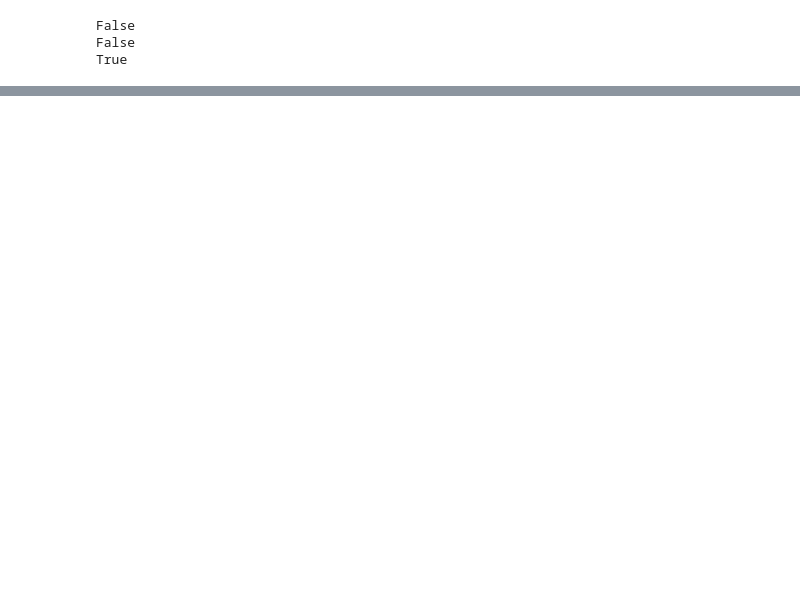
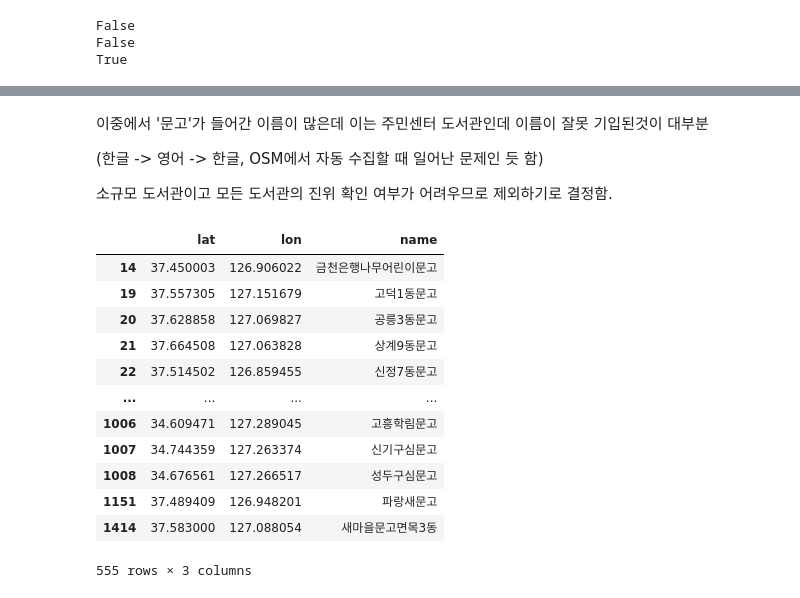
Before and after one commit to maxjo020418/ds_pbl, a Jupyter notebook: midterm.ipynb, the cells around one changed output, grey strips where cells are left out. Cells and saved outputs as stored; diff of their text form; code cells hidden in the pictures; blank space fills up the shorter version.

```diff
--- a/midterm.ipynb
+++ b/midterm.ipynb
@@ -118,0 +137,25 @@ df['tags'][0]
+# %% [markdown]
+이중에서 '문고'가 들어간 이름이 많은데 이는 주민센터 도서관인데 이름이 잘못 기입된것이 대부분
+
+(한글 -> 영어 -> 한글, OSM에서 자동 수집할 때 일어난 문제인 듯 함)
+
+소규모 도서관이고 모든 도서관의 진위 확인 여부가 어려우므로 제외하기로 결정함.
+# %%
+df[
+    df.name.str.contains('문고', case=False, regex=False) &
+    ~df.name.str.contains('도서관', case=False, regex=False)
+]
+# %% [output]
+|  | lat | lon | name |
+| 14 | 37.450003 | 126.906022 | 금천은행나무어린이문고 |
+| 19 | 37.557305 | 127.151679 | 고덕1동문고 |
+| 20 | 37.628858 | 127.069827 | 공릉3동문고 |
+| 21 | 37.664508 | 127.063828 | 상계9동문고 |
+| 22 | 37.514502 | 126.859455 | 신정7동문고 |
+| ... | ... | ... | ... |
+| 1006 | 34.609471 | 127.289045 | 고흥학림문고 |
+| 1007 | 34.744359 | 127.263374 | 신기구심문고 |
+| 1008 | 34.676561 | 127.266517 | 성두구심문고 |
+| 1151 | 37.489409 | 126.948201 | 파랑새문고 |
+| 1414 | 37.583000 | 127.088054 | 새마을문고면목3동 |
+555 rows × 3 columns
```
Also changed, not shown: parts of 22 cells of this notebook, 4 other files.
